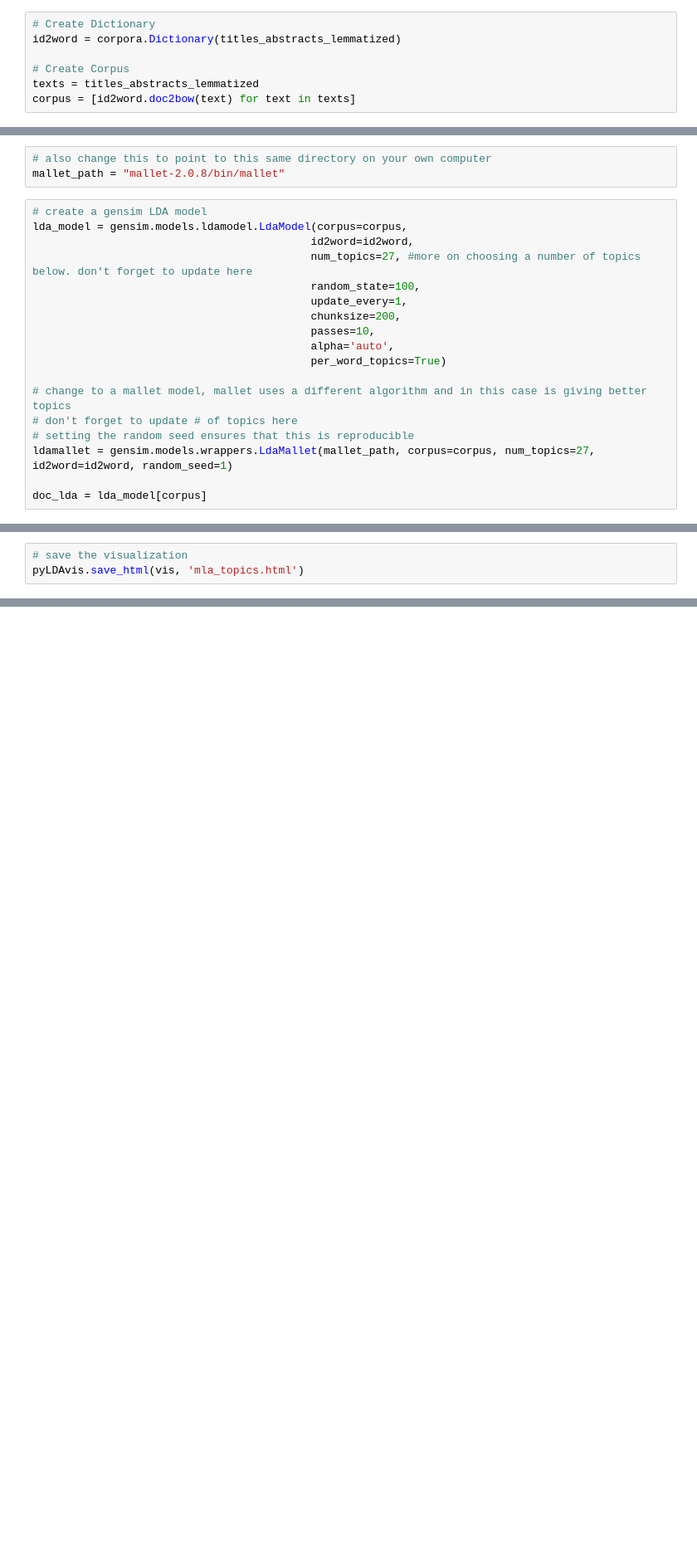
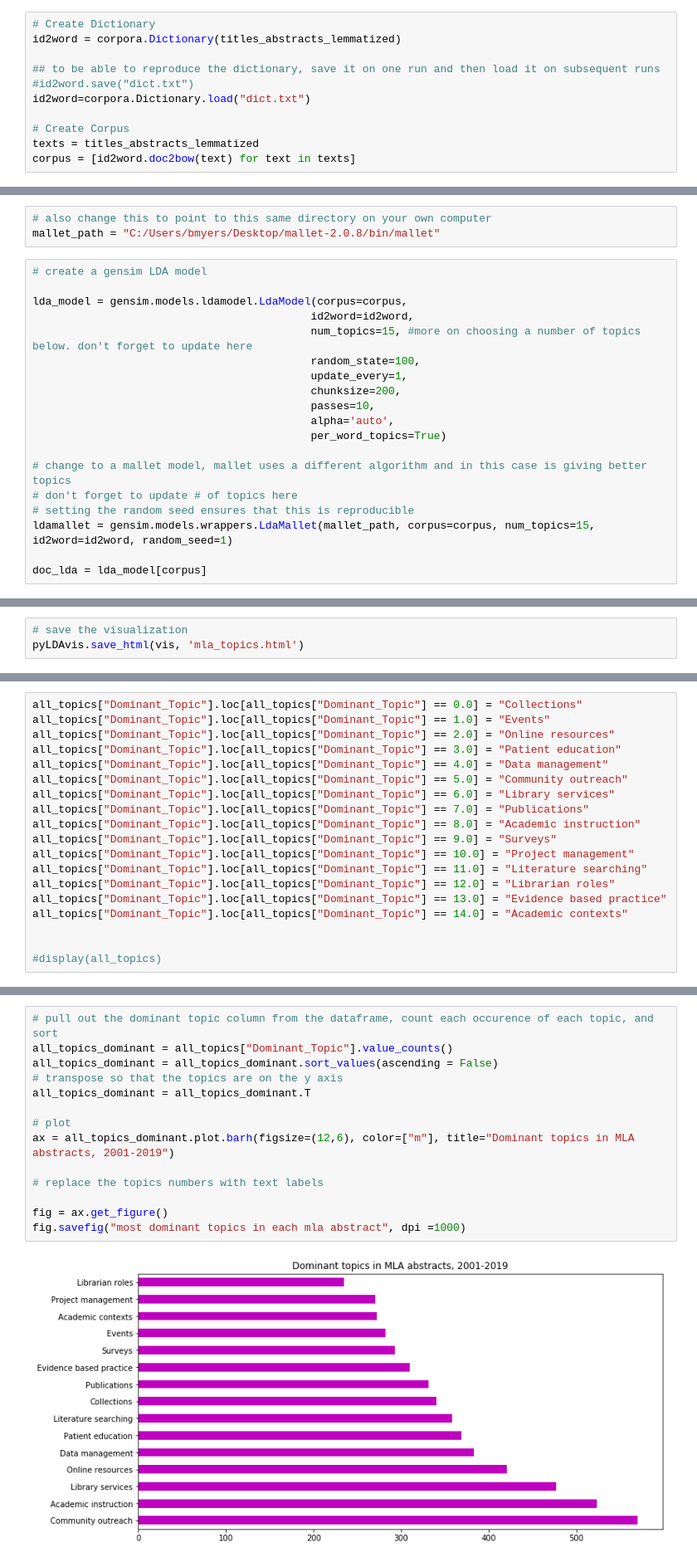
Before and after one commit to bethanymyers/mla, a Jupyter notebook: MLA LDA.ipynb, the cells around one changed output, grey strips where cells are left out. Shown at 83% size. Drawn from its saved outputs; the diff is of its cells as text; blank space fills up the shorter version.

```diff
--- a/MLA LDA.ipynb
+++ b/MLA LDA.ipynb
@@ -111,6 +117,10 @@ titles_abstracts_lemmatized = lemmatization(titles_abstracts_bigrams, allowed_po
 # Create Dictionary
 id2word = corpora.Dictionary(titles_abstracts_lemmatized)
 
+## to be able to reproduce the dictionary, save it on one run and then load it on subsequent runs
+#id2word.save("dict.txt")
+id2word=corpora.Dictionary.load("dict.txt")
+
 # Create Corpus
 texts = titles_abstracts_lemmatized
 corpus = [id2word.doc2bow(text) for text in texts]
@@ -138,11 +139,12 @@ mallet_path = "C:/Users/bmyers/Desktop/mallet-2.0.8/bin/mallet"
 # %%
 # also change this to point to this same directory on your own computer
-mallet_path = "mallet-2.0.8/bin/mallet"
+mallet_path = "C:/Users/bmyers/Desktop/mallet-2.0.8/bin/mallet"
 # %%
 # create a gensim LDA model
+
 lda_model = gensim.models.ldamodel.LdaModel(corpus=corpus,
                                            id2word=id2word,
-                                           num_topics=27, #more on choosing a number of topics below. don't forget to update here
+                                           num_topics=15, #more on choosing a number of topics below. don't forget to update here
                                            random_state=100,
                                            update_every=1,
                                            chunksize=200,
@@ -153,7 +155,7 @@ lda_model = gensim.models.ldamodel.LdaModel(corpus=corpus,
 # change to a mallet model, mallet uses a different algorithm and in this case is giving better topics
 # don't forget to update # of topics here
 # setting the random seed ensures that this is reproducible
-ldamallet = gensim.models.wrappers.LdaMallet(mallet_path, corpus=corpus, num_topics=27, id2word=id2word, random_seed=1)
+ldamallet = gensim.models.wrappers.LdaMallet(mallet_path, corpus=corpus, num_topics=15, id2word=id2word, random_seed=1)
 
 doc_lda = lda_model[corpus]
 # %%
@@ -513,0 +332,19 @@ Length: 27, dtype: int64
+# %%
+all_topics["Dominant_Topic"].loc[all_topics["Dominant_Topic"] == 0.0] = "Collections"
+all_topics["Dominant_Topic"].loc[all_topics["Dominant_Topic"] == 1.0] = "Events"
+all_topics["Dominant_Topic"].loc[all_topics["Dominant_Topic"] == 2.0] = "Online resources"
+all_topics["Dominant_Topic"].loc[all_topics["Dominant_Topic"] == 3.0] = "Patient education"
+all_topics["Dominant_Topic"].loc[all_topics["Dominant_Topic"] == 4.0] = "Data management"
+all_topics["Dominant_Topic"].loc[all_topics["Dominant_Topic"] == 5.0] = "Community outreach"
+all_topics["Dominant_Topic"].loc[all_topics["Dominant_Topic"] == 6.0] = "Library services"
+all_topics["Dominant_Topic"].loc[all_topics["Dominant_Topic"] == 7.0] = "Publications"
+all_topics["Dominant_Topic"].loc[all_topics["Dominant_Topic"] == 8.0] = "Academic instruction"
+all_topics["Dominant_Topic"].loc[all_topics["Dominant_Topic"] == 9.0] = "Surveys"
+all_topics["Dominant_Topic"].loc[all_topics["Dominant_Topic"] == 10.0] = "Project management"
+all_topics["Dominant_Topic"].loc[all_topics["Dominant_Topic"] == 11.0] = "Literature searching"
+all_topics["Dominant_Topic"].loc[all_topics["Dominant_Topic"] == 12.0] = "Librarian roles"
+all_topics["Dominant_Topic"].loc[all_topics["Dominant_Topic"] == 13.0] = "Evidence based practice"
+all_topics["Dominant_Topic"].loc[all_topics["Dominant_Topic"] == 14.0] = "Academic contexts"
+
+
+#display(all_topics)
@@ -513,0 +358,16 @@ Length: 27, dtype: int64
+# %%
+# pull out the dominant topic column from the dataframe, count each occurence of each topic, and sort
+all_topics_dominant = all_topics["Dominant_Topic"].value_counts()
+all_topics_dominant = all_topics_dominant.sort_values(ascending = False)
+# transpose so that the topics are on the y axis
+all_topics_dominant = all_topics_dominant.T
+
+# plot
+ax = all_topics_dominant.plot.barh(figsize=(12,6), color=["m"], title="Dominant topics in MLA abstracts, 2001-2019")
+
+# replace the topics numbers with text labels
+
+fig = ax.get_figure()
+fig.savefig("most dominant topics in each mla abstract", dpi =1000)
+# %% [output]
+[figure, added]
```
Also changed, not shown: parts of 88 cells of this notebook, 1 other file.
